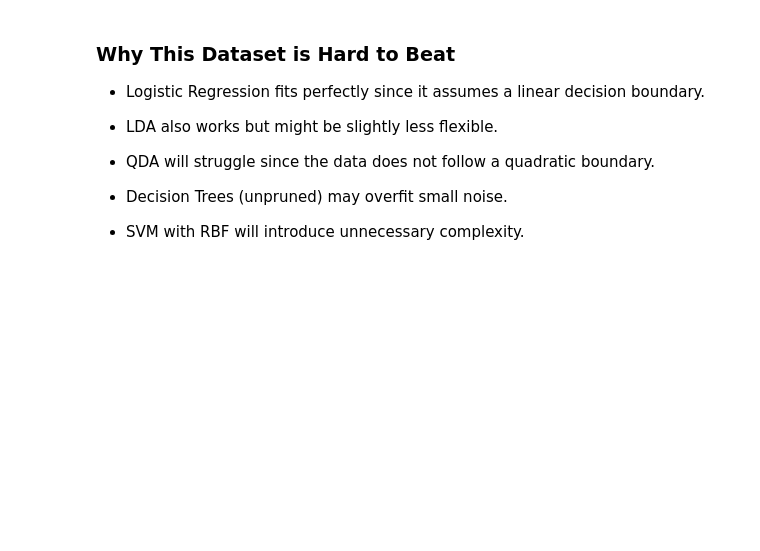
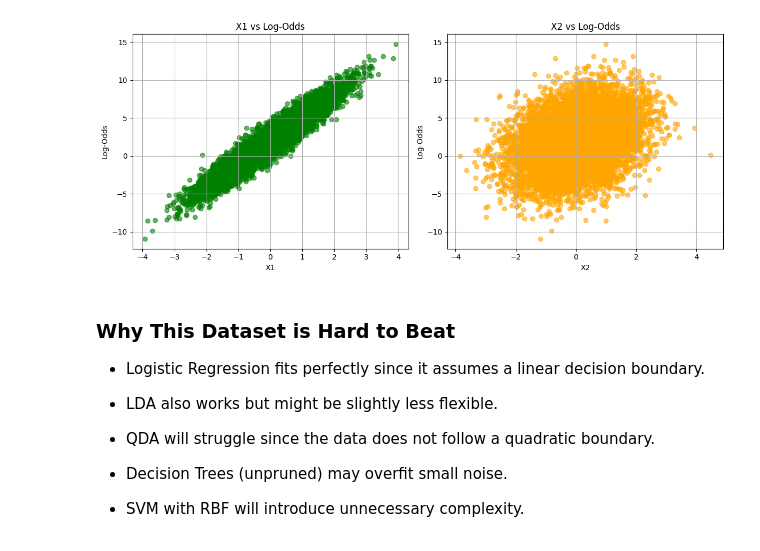
Before and after one commit to cosmintianu/ML-Algorithms-Behavior-Analysis, a Jupyter notebook: MainCosmin.ipynb, the cells around one changed output. Cells and saved outputs as stored; diff of their text form; code cells hidden in the pictures; blank space fills up the shorter version.

```diff
--- a/MainCosmin.ipynb
+++ b/MainCosmin.ipynb
@@ -36,3 +117,28 @@ plt.show()
+# %%
+# Plot the relationship between X1 and log-odds
+plt.figure(figsize=(12, 5))
+
+# Subplot for X1 vs Log-Odds
+plt.subplot(1, 2, 1)
+plt.scatter(X1, logit, alpha=0.6, color='green', label='X1 vs Log-Odds')
+plt.xlabel('X1')
+plt.ylabel('Log-Odds')
+plt.title('X1 vs Log-Odds')
+plt.grid(True)
+
+# Subplot for X2 vs Log-Odds
+plt.subplot(1, 2, 2)
+plt.scatter(X2, logit, alpha=0.6, color='orange', label='X2 vs Log-Odds')
+plt.xlabel('X2')
+plt.ylabel('Log-Odds')
+plt.title('X2 vs Log-Odds')
+plt.grid(True)
+
+# Show the plots
+plt.tight_layout()
+plt.show()
+# %% [output]
+[figure, added]
 # %% [markdown]
 ### Why This Dataset is Hard to Beat
 - Logistic Regression fits perfectly since it assumes a linear decision boundary.
```
Also changed, not shown: parts of 24 cells of this notebook.
